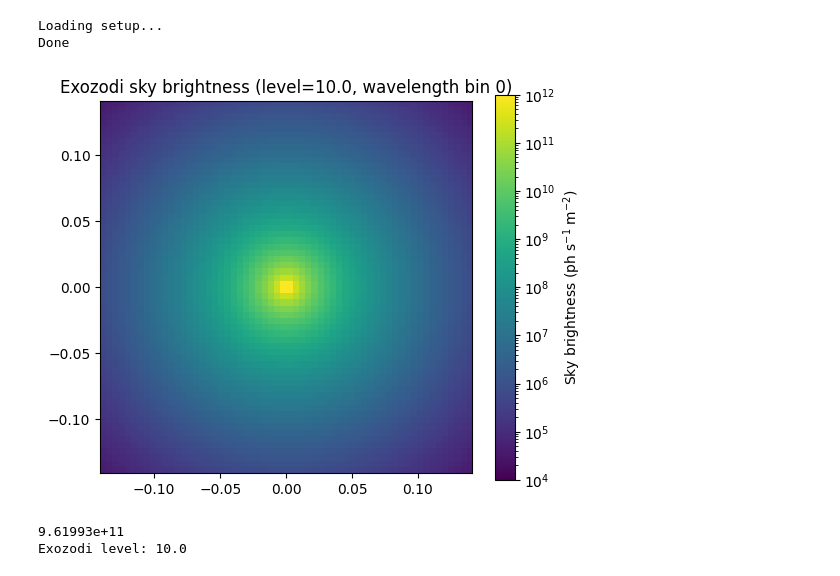
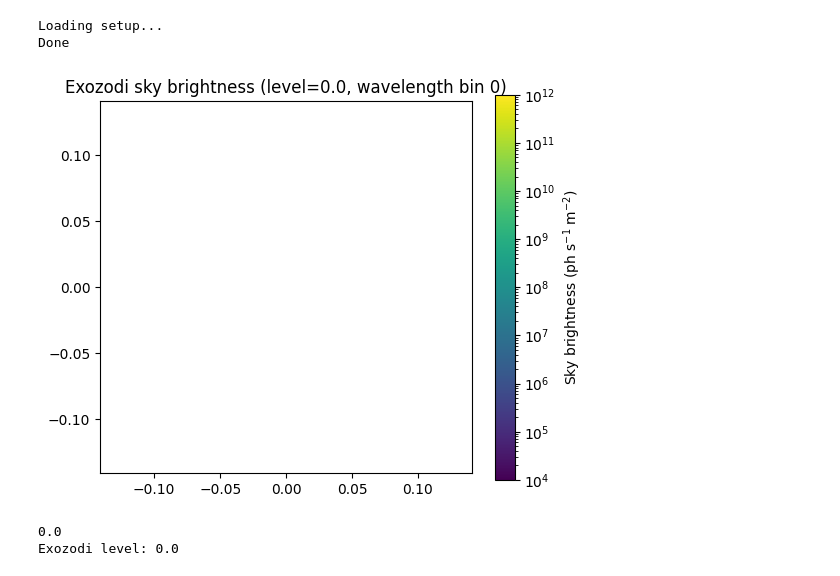
Before and after one commit to bcrazzolara/LIFEsandbox, a Jupyter notebook: lifesim_plots/full_sbw_pipeline.ipynb, the cells around one changed output. Cells and saved outputs as stored; diff of their text form; code cells hidden in the pictures.

```diff
--- a/lifesim_plots/full_sbw_pipeline.ipynb
+++ b/lifesim_plots/full_sbw_pipeline.ipynb
@@ -107,13 +140,14 @@ earth_twin = Planet(
     temperature='254 K',
     semi_major_axis='1 au',
     eccentricity=0.,
-    inclination='180 deg',
+    inclination='0 deg',
     raan='90 deg',
     argument_of_periapsis='0 deg',
     true_anomaly='135 deg',
 )
 
-
+sed = earth_twin.sed_loader.sed
+earth_twin.sed_loader.sed = np.ones_like(sed) * np.max(sed)
 
 
 # Create local zodi
@@ -121,7 +155,7 @@ local_zodi = LocalZodi()
 
 # Create exozodi
 exozodi = Exozodi(
-    level=10,
+    level=0.000,
     inclination='0 deg',
     raan='135 deg')
 
@@ -155,34 +189,34 @@ Done
 # %%
 # Sanity-check the exozodi model directly: plot its sky brightness distribution
 # and print its max/sum so we can see whether `level` actually changes anything
 # before it gets processed (nulled, whitened, etc.) by the rest of the pipeline.
 sky_brightness = exozodi.sky_brightness_distribution  # shape: n_wavelengths x n_time x n_grid x n_grid
 wl_index = 0  # which wavelength bin to visualize
 fov = exozodi._phringe._instrument._field_of_view  * 180 * 3600 / np.pi
 
 
 
 
 plt.figure(figsize=(6, 5))
 plt.imshow(sky_brightness[wl_index, 0].cpu().numpy(),
-           origin='upper', cmap='viridis',
+           origin='lower', cmap='viridis',
            extent = (-fov[wl_index]/2, fov[wl_index]/2, -fov[wl_index]/2, fov[wl_index]/2),
            norm = 'log',
            vmax = 1e12, vmin = 1e4
            )
 plt.colorbar(label='Sky brightness (ph s$^{-1}$ m$^{-2}$)')
 plt.title(f'Exozodi sky brightness (level={exozodi.level}, wavelength bin {wl_index})')
 #plt.plot(xs, ys_inc)
 #plt.savefig('plots/exozodi.png', dpi = 300, transparent = True)
 plt.show()
 print(np.max(sky_brightness[wl_index, 0].cpu().numpy()))
 
 
 print('Exozodi level:', exozodi.level)
 # %% [output]
-[figure, old version]
+[figure, new version]
-9.61993e+11
-Exozodi level: 10.0
+0.0
+Exozodi level: 0.0
 # %%
 module = DataGenerationModule(n_setup_in='setup', n_data_out='data')
 pipeline.add_module(module)
```
Also changed, not shown: parts of 11 cells of this notebook.
